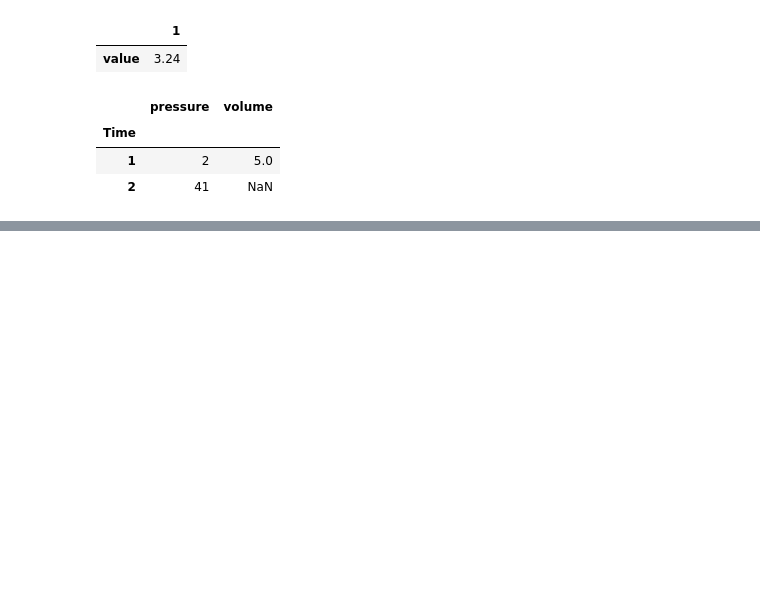
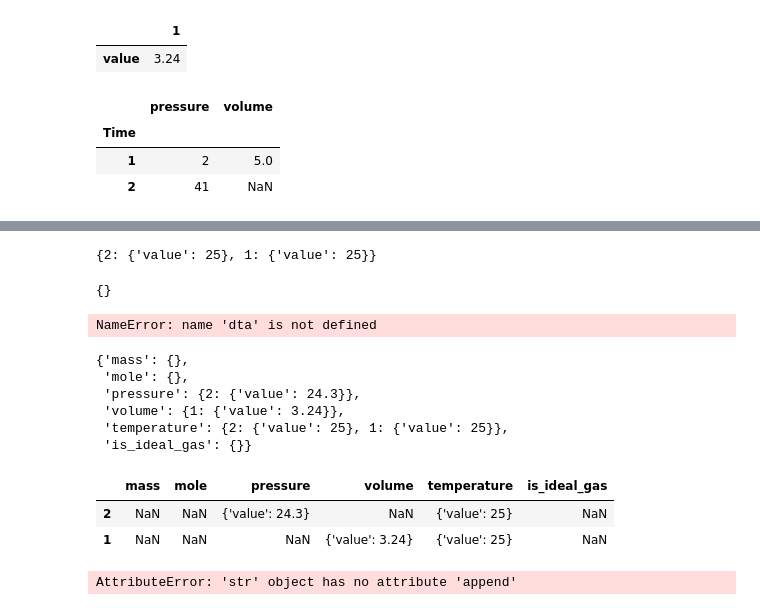
Before and after one commit to xrsrke/exex, a Jupyter notebook: tutorials/10_gases.ipynb, the cells around one changed output, grey strips where cells are left out. Saved outputs shown, nothing was run; the diff lists cells and outputs as text; code cells hidden in the pictures; blank space fills up the shorter version.

```diff
--- a/tutorials/10_gases.ipynb
+++ b/tutorials/10_gases.ipynb
@@ -68,0 +92,4 @@ df
+# %%
+for k, v in H2.properties.items():
+    print(k, v.unit)
+    dta.append({k: v._data})
@@ -68,0 +112,31 @@ df
+# %%
+dta = {}
+# %%
+H2.properties['temperature']._data
+# %% [output]
+{2: {'value': 25}, 1: {'value': 25}}
+# %%
+for k, v in H2.properties.items():
+    data_point = {}
+    print(v._data)
+    dta[k] = v._data
+# %% [output]
+{}
+NameError: name 'dta' is not defined
+# %%
+dta
+# %% [output]
+{'mass': {},
+ 'mole': {},
+ 'pressure': {2: {'value': 24.3}},
+ 'volume': {1: {'value': 3.24}},
+ 'temperature': {2: {'value': 25}, 1: {'value': 25}},
+ 'is_ideal_gas': {}}
+# %%
+df = pd.DataFrame(dta)
+# %%
+df
+# %% [output]
+|  | mass | mole | pressure | volume | temperature | is_ideal_gas |
+| 2 | NaN | NaN | {'value': 24.3} | NaN | {'value': 25} | NaN |
+| 1 | NaN | NaN | NaN | {'value': 3.24} | {'value': 25} | NaN |
@@ -68,0 +147,4 @@ df
+# %%
+k.append(x)na
+# %% [output]
+AttributeError: 'str' object has no attribute 'append'
```
Also changed, not shown: parts of 9 cells of this notebook, 6 other files.
